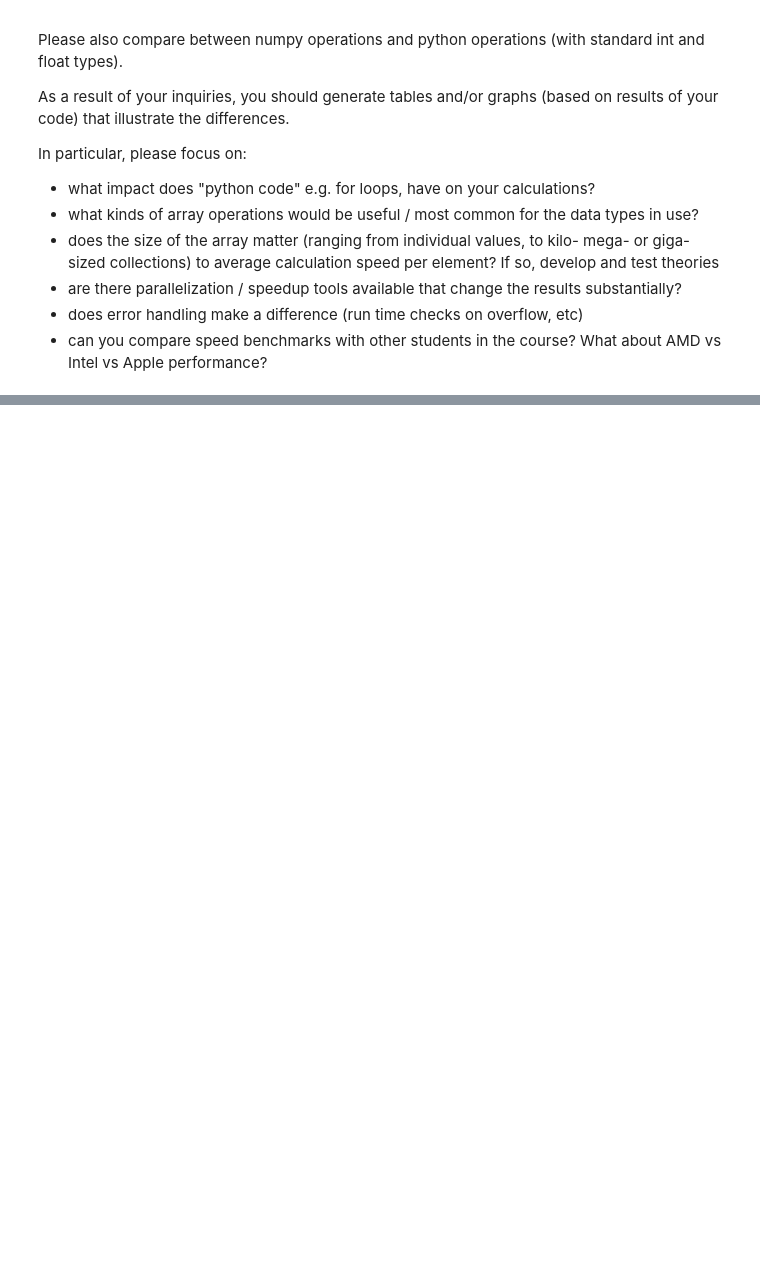
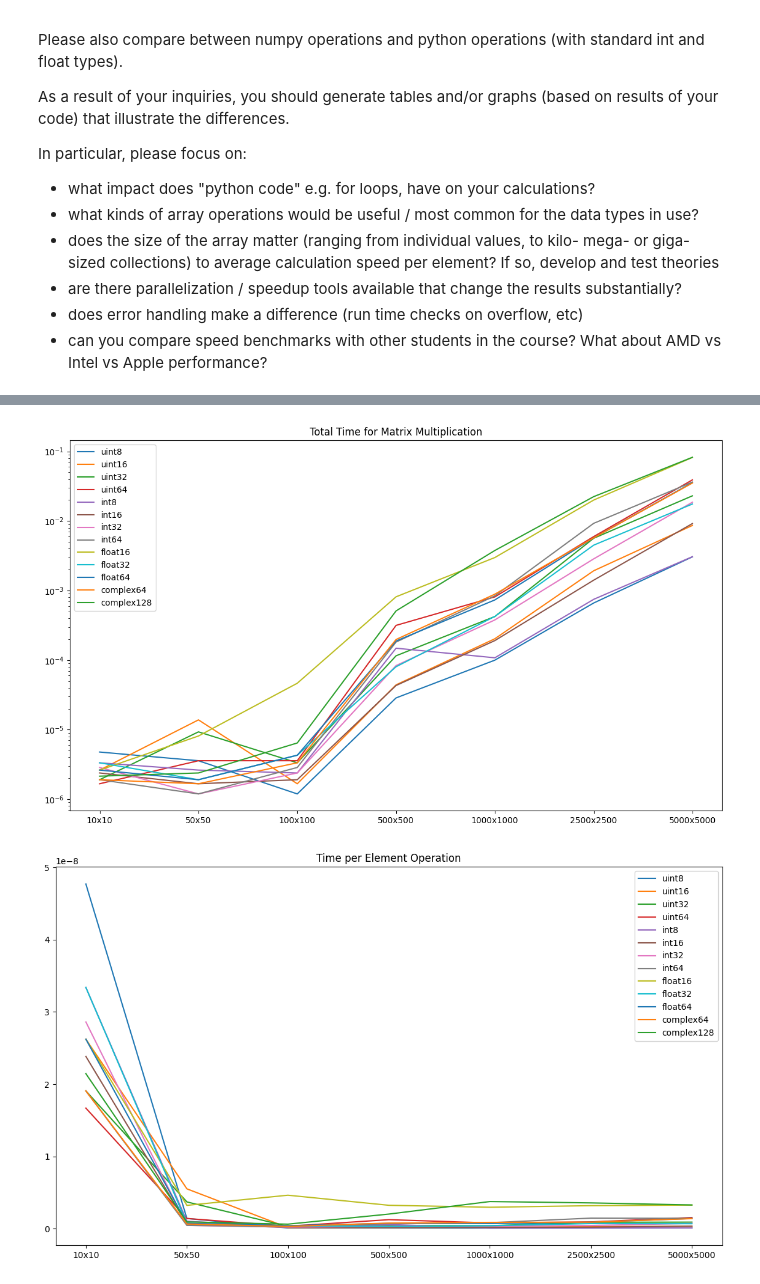
Before and after one commit to hdurrani1107/DBS_repo, a Jupyter notebook: HW3/stephantest_assignment_three_numbers.ipynb, the cells around one changed output, grey strips where cells are left out. Drawn from its saved outputs; the diff is of its cells as text; code cells hidden in the pictures; blank space fills up the shorter version.

```diff
--- a/HW3/stephantest_assignment_three_numbers.ipynb
+++ b/HW3/stephantest_assignment_three_numbers.ipynb
@@ -353,0 +338,69 @@ Operation: Addition
+# %%
+## This cell computes a matrix multiplication between two randomly generated matricies  of varying different sizes, from 10x10 to 5000x5000,
+## and compares both the total elapsed time between sizes of matricies and speed of operation per matrix element in two plots.
+## Found that time per operation decreases as the size of the matrix increases and hits a theshold after about a 100x100 matrix
+
+import numpy as np
+import time
+import math
+import pandas as pd
+import matplotlib.pyplot as plt
+
+def test_speed(data_type,n):
+    results = []
+
+    A = np.random.randint(1, 100, (n,n)).astype(data_type)
+    B = np.random.randint(1, 100, (n,n)).astype(data_type)
+    start_time = time.time()
+    matrixOp = A * B
+    end_time = time.time()
+    size = n*n
+
+    elapsed_time = end_time - start_time
+    results.append(data_type)
+    results.append(elapsed_time)
+    results.append(size)
+
+    return results
+
+typelist = ['uint8', 'uint16', 'uint32', 'uint64',
+            'int8', 'int16', 'int32', 'int64',
+            'float16', 'float32', 'float64',
+            'complex64', 'complex128']
+
+nlist = [10,50,100,500,1000,2500,5000]
+opslist = ["10x10","50x50", "100x100","500x500", "1000x1000","2500x2500", "5000x5000"]
+# Size of arrays
+
+
+dfperop = pd.DataFrame(columns=typelist,index=opslist)
+dftot = pd.DataFrame(columns=typelist,index=opslist)
+
+for n in nlist:
+    #print(f"Operation: {o}")
+    timeperoplist = []
+    timelist = []
+    for t in typelist:
+        temp = test_speed(t,n)
+        timelist.append(temp[1])
+        #print(timelist)
+        timeperoplist.append(temp[1]/temp[2])
+        dfperop.iloc[nlist.index(n),typelist.index(t)]=timeperoplist[typelist.index(t)]
+        dftot.iloc[nlist.index(n),typelist.index(t)]=timelist[typelist.index(t)]
+
+plt.figure(0,figsize=(14,8))
+plt.plot(dftot)
+plt.title('Total Time for Matrix Multiplication')
+plt.legend(typelist)
+plt.yscale('log')
+plt.show()
+
+plt.figure(1,figsize=(14,8))
+plt.plot(dfperop)
+plt.title('Time per Element Operation')
+plt.legend(typelist)
+#plt.yscale('log')
+plt.show()
+# %% [output]
+[figure, added]
+[figure, added]
```
Also changed, not shown: parts of 6 cells of this notebook.
